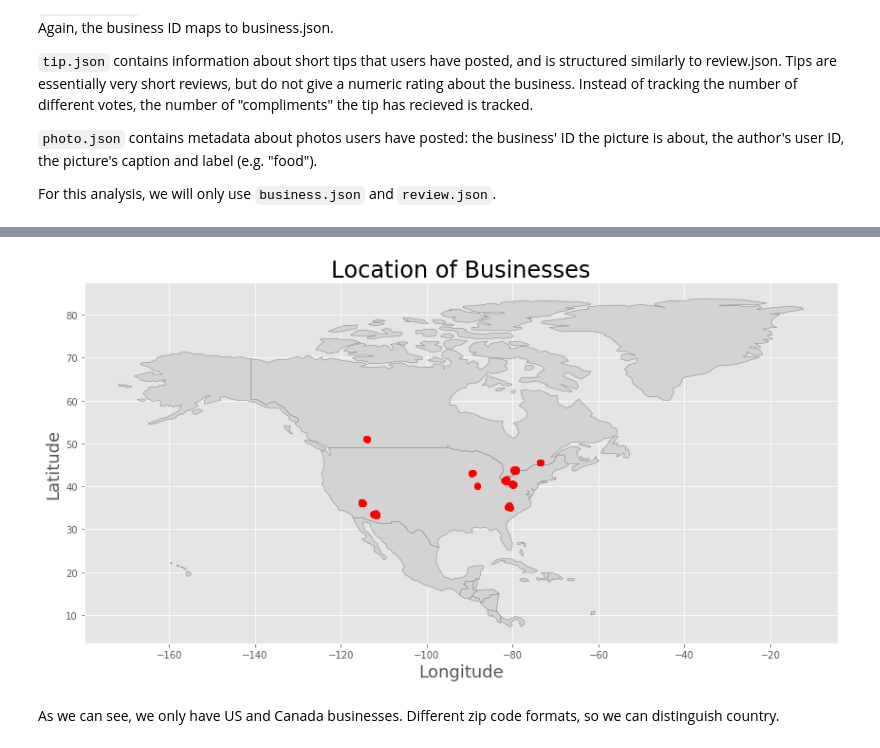
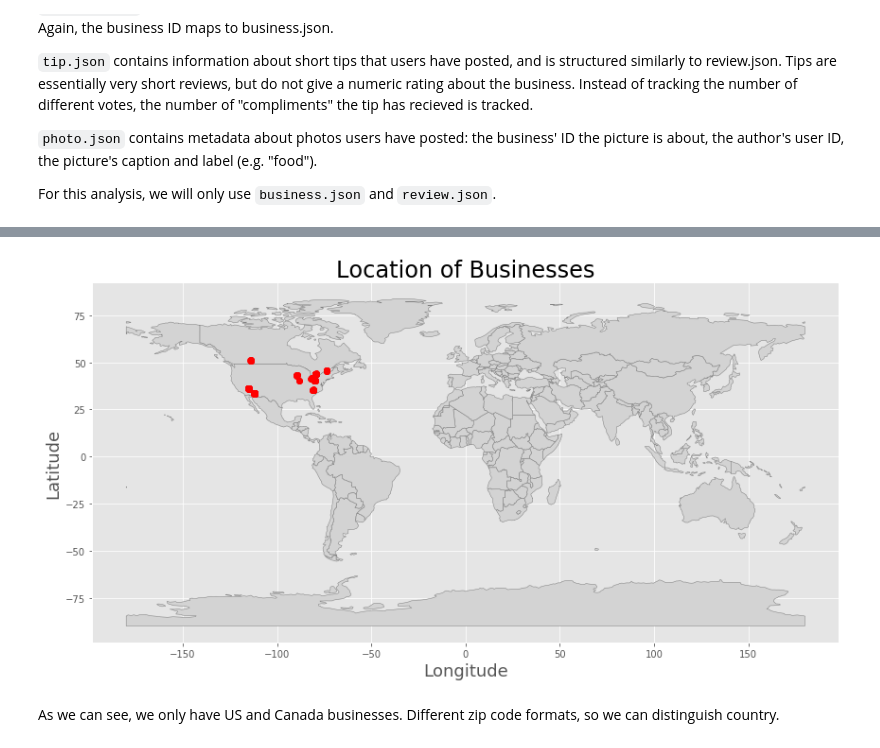
Before and after one commit to KNurmik/Yelp-Dataset-Challenge, a Jupyter notebook: A2.ipynb, the cells around one changed output, grey strips where cells are left out. Saved outputs shown, nothing was run; the diff lists cells and outputs as text; code cells hidden in the pictures.

```diff
--- a/A2.ipynb
+++ b/A2.ipynb
@@ -84,19 +75,19 @@ plt.show()
 # %%
 gdf = gpd.GeoDataFrame(
     business, geometry=gpd.points_from_xy(business.longitude, business.latitude))
 
 world = gpd.read_file(gpd.datasets.get_path('naturalearth_lowres'))
 
-ax = world[world.continent == 'North America'].plot(
+ax = world.plot(
     color='lightgrey', edgecolor='grey')
 
 gdf.plot(ax=ax, color='red')
 
 plt.title("Location of Businesses", fontsize=24)
 plt.xlabel("Longitude", fontsize=18)
 plt.ylabel("Latitude", fontsize=18)
 plt.show()
 # %% [output]
-[figure, old version]
+[figure, new version]
 # %% [markdown]
 As we can see, we only have US and Canada businesses. Different zip code formats, so we can distinguish country.
```
Also changed, not shown: parts of 12 cells of this notebook.
